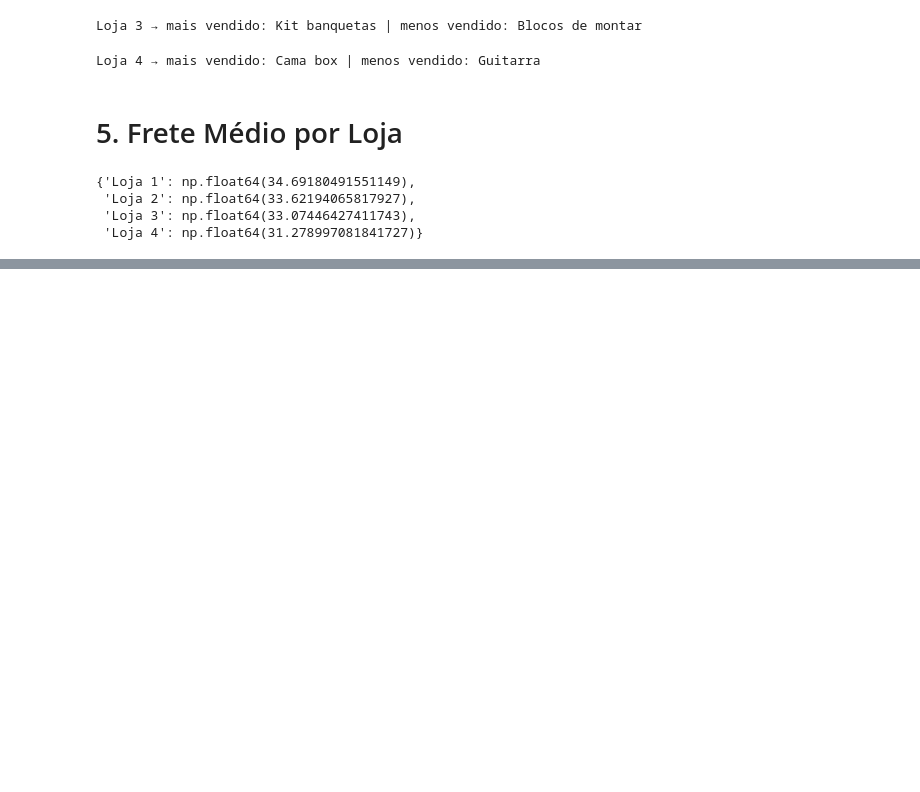
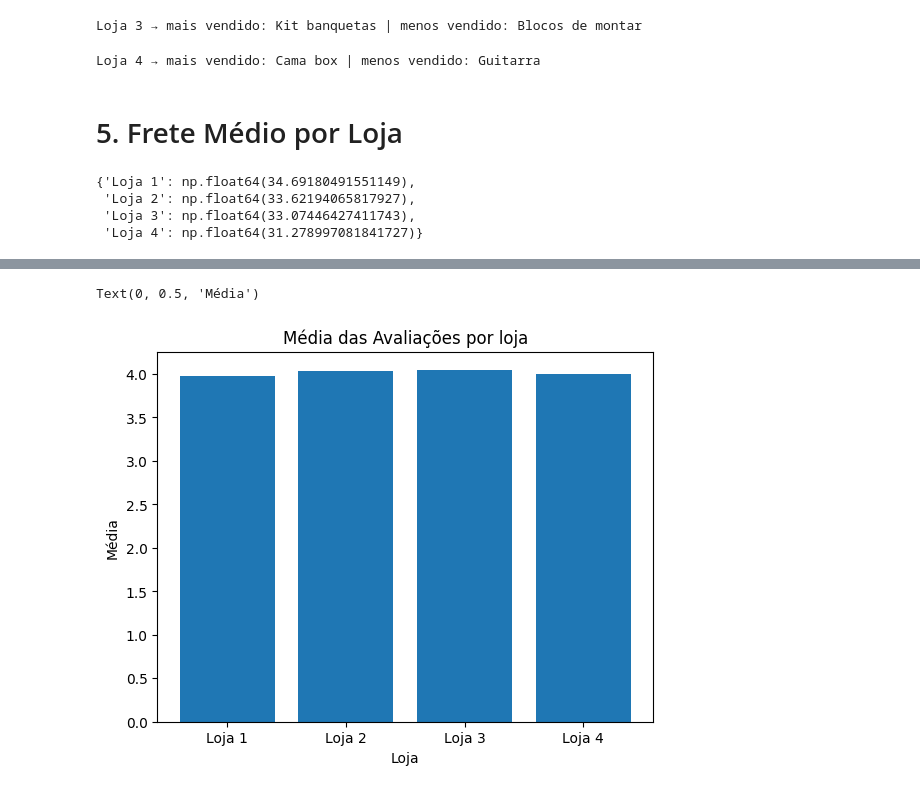
Before and after one commit to JeffersonSenaa/ONE-Challenger-1-Data-Science, a Jupyter notebook: AluraStoreBr.ipynb, the cells around one changed output, grey strips where cells are left out. Drawn from its saved outputs; the diff is of its cells as text; code cells hidden in the pictures; blank space fills up the shorter version.

```diff
--- a/AluraStoreBr.ipynb
+++ b/AluraStoreBr.ipynb
@@ -182,0 +199,12 @@ fretes_medios
+# %%
+avaliacoes_medias = [media_avaliacao_loja1, media_avaliacao_loja2, media_avaliacao_loja3, media_avaliacao_loja4]
+lojas = ['Loja 1', 'Loja 2', 'Loja 3', 'Loja 4']
+
+plt.figure()
+plt.bar(lojas, avaliacoes_medias)
+plt.title('Média das Avaliações por loja')
+plt.xlabel('Loja')
+plt.ylabel('Média')
+# %% [output]
+Text(0, 0.5, 'Média')
+[figure, added]
```
Also changed, not shown: parts of 8 cells of this notebook.
